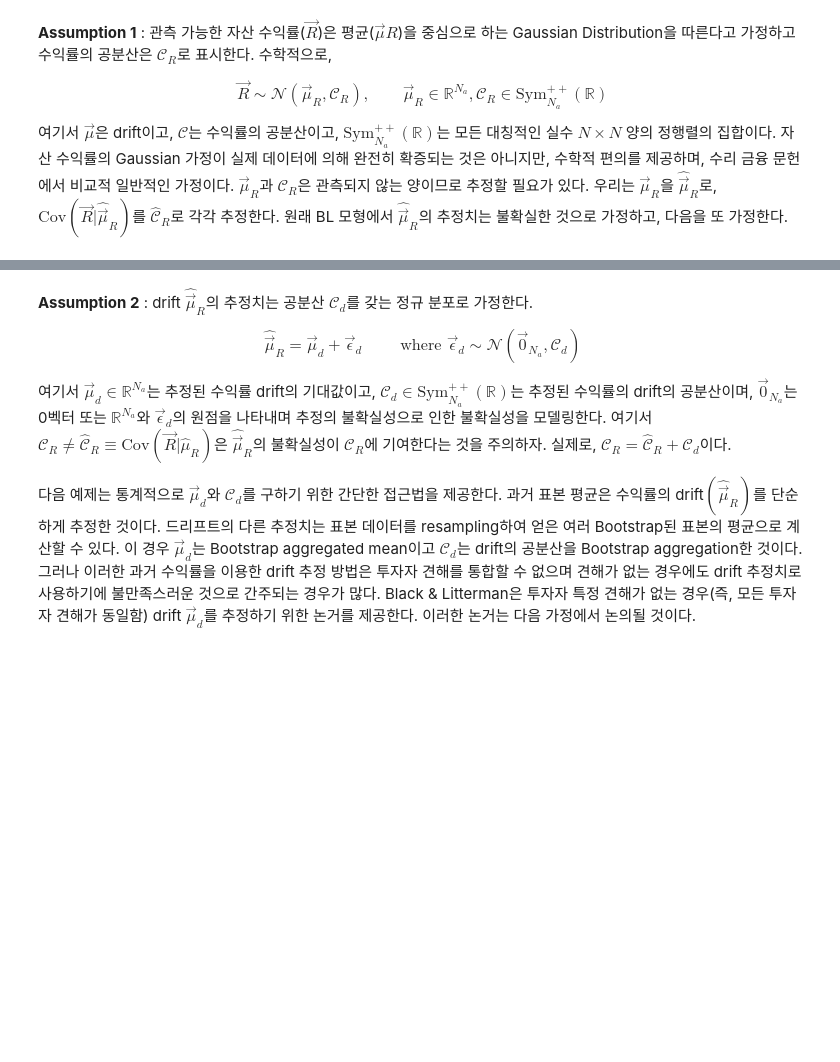
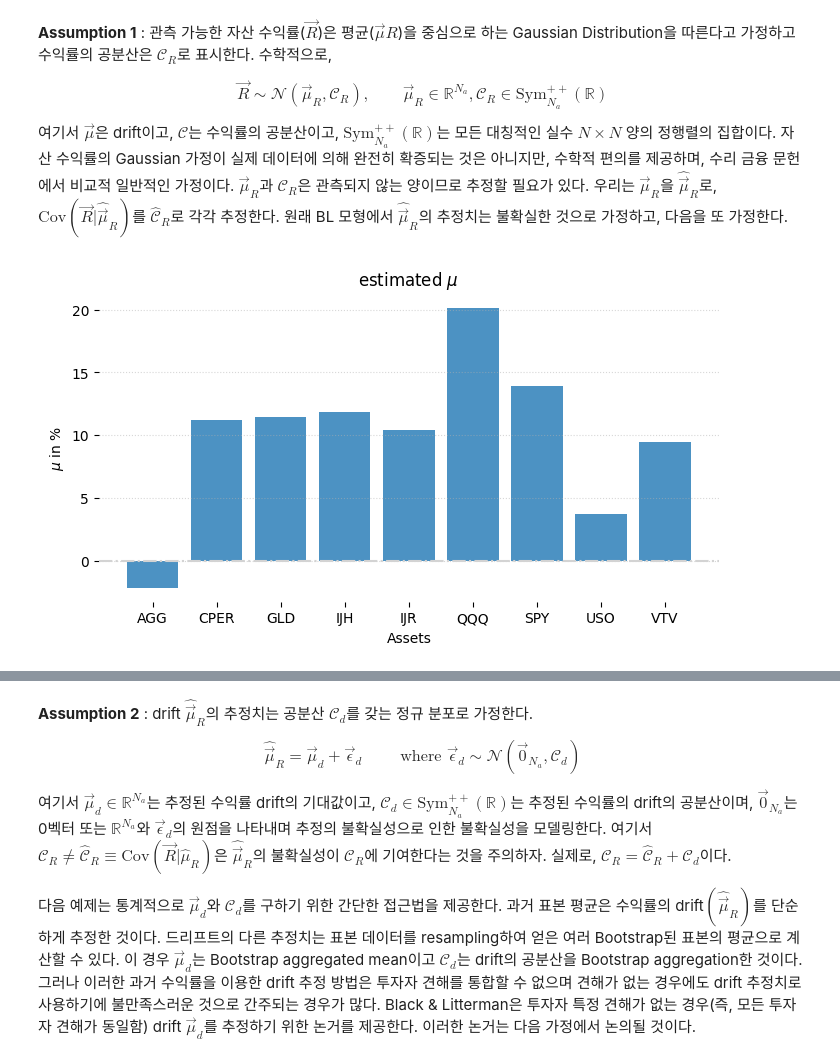
Before and after one commit to Tommylee1013/QuantFinanceResearch, a Jupyter notebook: A Geometric Approach To Asset Allocation with Investor Views/01ReviewOfBlackLittermanModels.ipynb, the cells around one changed output, grey strips where cells are left out. Cells and saved outputs as stored; diff of their text form; code cells hidden in the pictures; blank space fills up the shorter version.

Commit message:
update A Geometric Approach to asset allocation with Investor views

```diff
--- a/A Geometric Approach To Asset Allocation with Investor Views/01ReviewOfBlackLittermanModels.ipynb
+++ b/A Geometric Approach To Asset Allocation with Investor Views/01ReviewOfBlackLittermanModels.ipynb
@@ -62,0 +77,32 @@ $$\vec{R} \sim \mathcal{N} \left( \vec{\mu}_R, \mathscr{C}_R\right), \qquad \vec
+# %%
+ret = data.pct_change().dropna()
+# %%
+num_of_asset = len(TICKER)
+num_obs = len(ret)
+# %%
+true_mu = ret.mean() * 252
+true_cov = ret.cov() * 252
+# %%
+R = np.random.multivariate_normal(true_mu, true_cov, num_obs)
+
+estimated_mu_R = np.mean(R, axis=0)
+estimated_cov_R = np.cov(R, rowvar=False)
+# %%
+fig, ax = plt.subplots(figsize = (8, 4))
+ax.bar(
+    ret.columns,
+    estimated_mu_R * 100,
+    width = 0.8,
+    alpha = 0.8
+)
+for spine in ax.spines.values():
+    spine.set_visible(False)
+ax.grid(False)
+ax.yaxis.grid(True, ls = ':', alpha = 0.5)
+plt.axhline(0, ls = '-.', color = 'lightgray')
+plt.title(r'estimated $\mu$')
+plt.xlabel('Assets')
+plt.ylabel(r'$\mu$ in %')
+plt.show()
+# %% [output]
+[figure, added]
```
Also changed, not shown: parts of 11 cells of this notebook.
